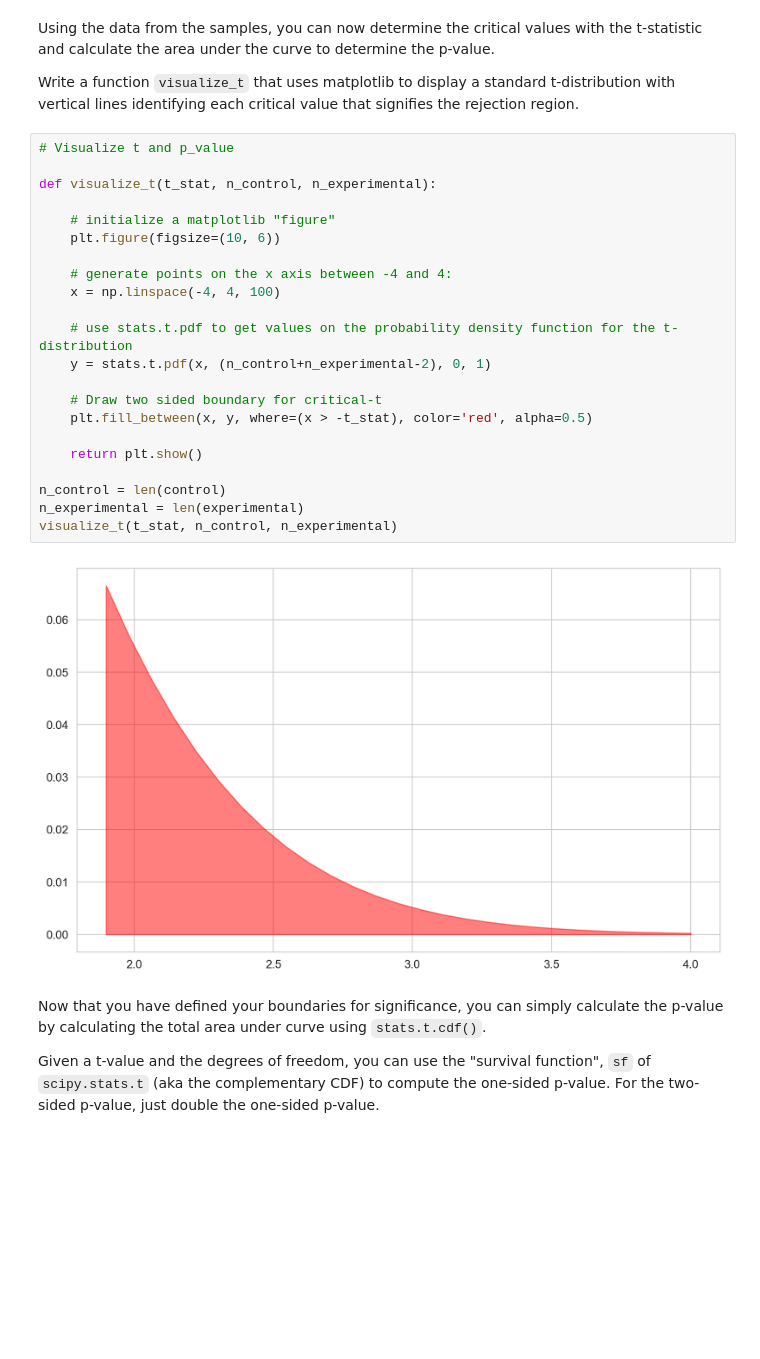
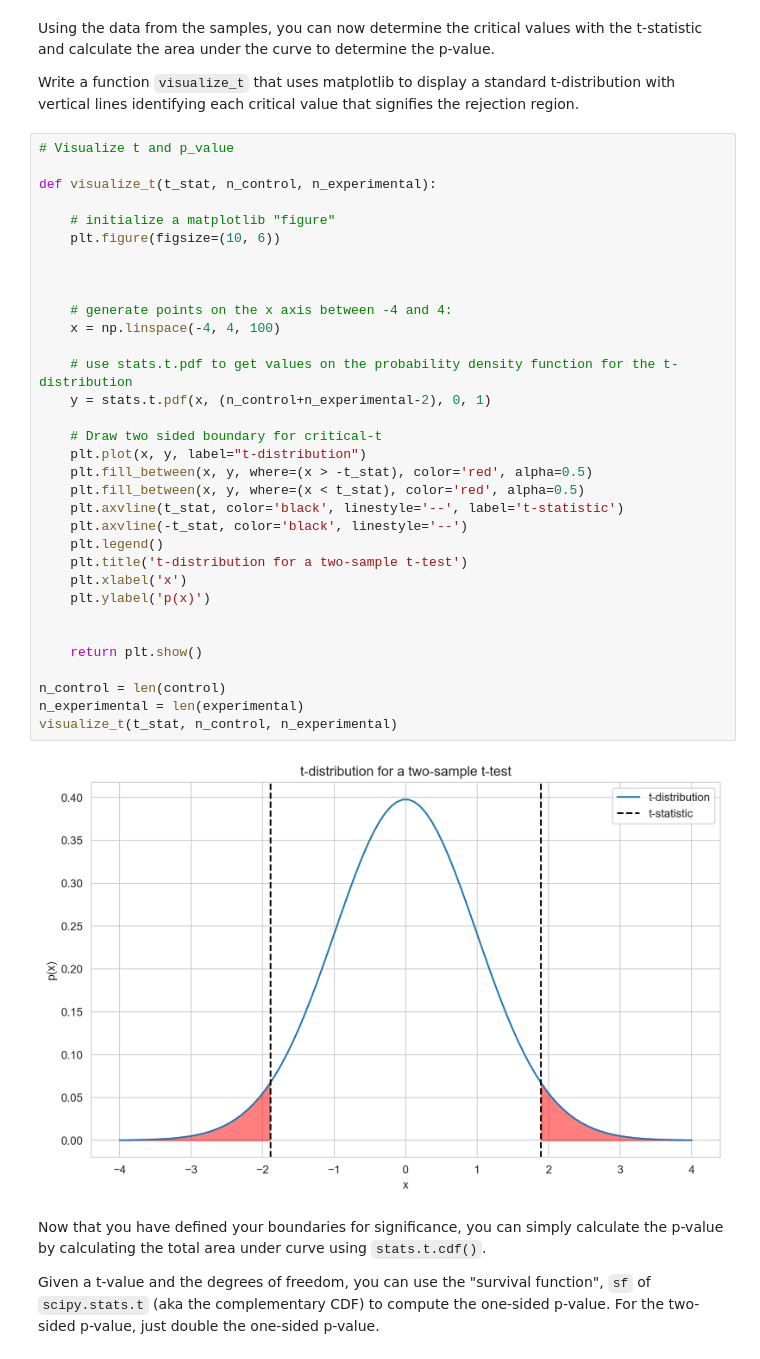
Before and after one commit to eugene-maina72/two-sample-t-tests-lab, a Jupyter notebook: 2test_lab.ipynb, the cells around one changed output. Saved outputs shown, nothing was run; the diff lists cells and outputs as text; blank space fills up the shorter version.

Commit message:
Changes to visuals

```diff
--- a/2test_lab.ipynb
+++ b/2test_lab.ipynb
@@ -174,27 +174,38 @@ Write a function `visualize_t` that uses matplotlib to display a standard t-dist
 # %%
 # Visualize t and p_value
 
 def visualize_t(t_stat, n_control, n_experimental):
 
     # initialize a matplotlib "figure"
     plt.figure(figsize=(10, 6))
 
+
+
     # generate points on the x axis between -4 and 4:
     x = np.linspace(-4, 4, 100)
 
     # use stats.t.pdf to get values on the probability density function for the t-distribution
     y = stats.t.pdf(x, (n_control+n_experimental-2), 0, 1)
 
     # Draw two sided boundary for critical-t
+    plt.plot(x, y, label="t-distribution")
     plt.fill_between(x, y, where=(x > -t_stat), color='red', alpha=0.5)
+    plt.fill_between(x, y, where=(x < t_stat), color='red', alpha=0.5)
+    plt.axvline(t_stat, color='black', linestyle='--', label='t-statistic')
+    plt.axvline(-t_stat, color='black', linestyle='--')
+    plt.legend()
+    plt.title('t-distribution for a two-sample t-test')
+    plt.xlabel('x')
+    plt.ylabel('p(x)')
+
 
     return plt.show()
 
 n_control = len(control)
 n_experimental = len(experimental)
 visualize_t(t_stat, n_control, n_experimental)
 # %% [output]
-[figure, old version]
+[figure, new version]
 # %% [markdown]
 Now that you have defined your boundaries for significance, you can simply calculate the p-value by calculating the total area under curve using `stats.t.cdf()`.
 
```
